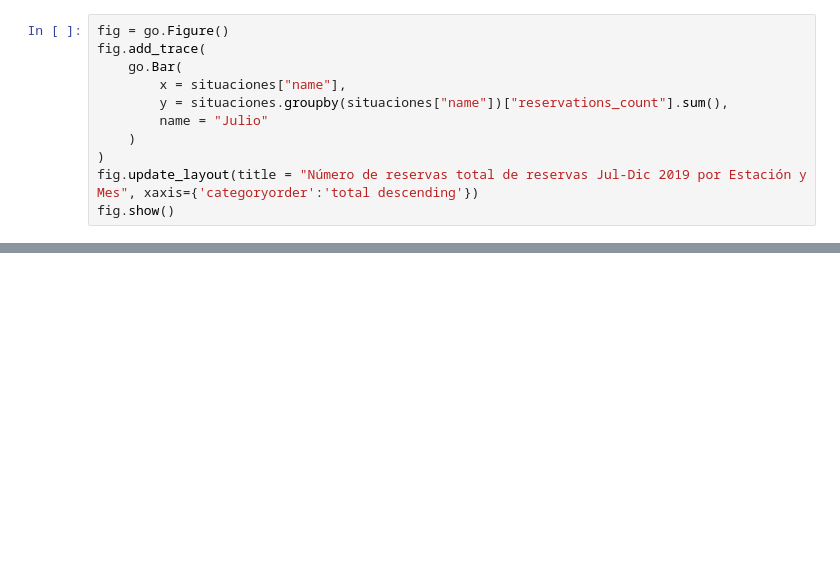
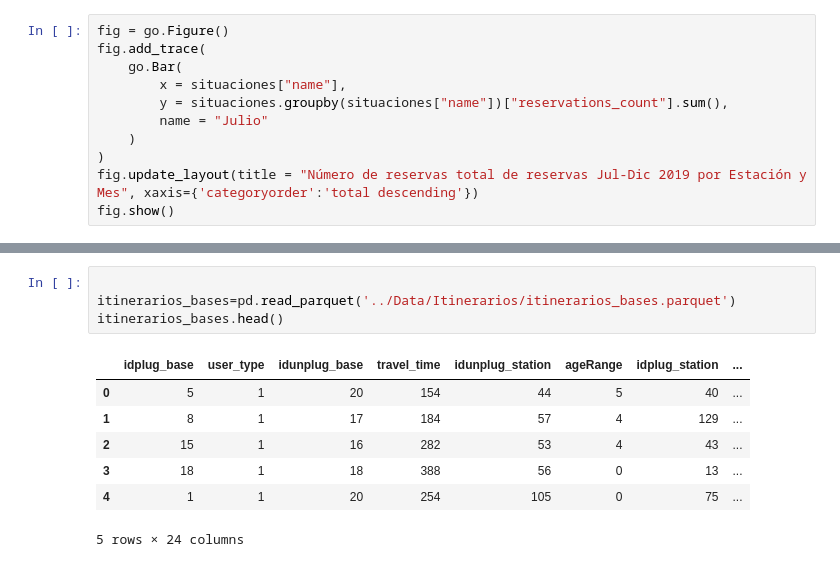
Before and after one commit to gonfuso/AnalyticsBiciMad, a Jupyter notebook: DataWrangling/DWSituacionEstaciones.ipynb, the cells around one changed output, grey strips where cells are left out. Drawn from its saved outputs; the diff is of its cells as text; blank space fills up the shorter version.

```diff
--- a/DataWrangling/DWSituacionEstaciones.ipynb
+++ b/DataWrangling/DWSituacionEstaciones.ipynb
@@ -110,0 +110,12 @@ bases2['number']=bases2['Número'].apply(lambda x: x.r)
+# %%
+
+itinerarios_bases=pd.read_parquet('../Data/Itinerarios/itinerarios_bases.parquet')
+itinerarios_bases.head()
+# %% [output]
+|  | idplug_base | user_type | idunplug_base | travel_time | idunplug_station | ageRange | idplug_station | ... |
+| 0 | 5 | 1 | 20 | 154 | 44 | 5 | 40 | ... |
+| 1 | 8 | 1 | 17 | 184 | 57 | 4 | 129 | ... |
+| 2 | 15 | 1 | 16 | 282 | 53 | 4 | 43 | ... |
+| 3 | 18 | 1 | 18 | 388 | 56 | 0 | 13 | ... |
+| 4 | 1 | 1 | 20 | 254 | 105 | 0 | 75 | ... |
+5 rows × 24 columns
```
Also changed, not shown: parts of 5 cells of this notebook, 7 other files.
